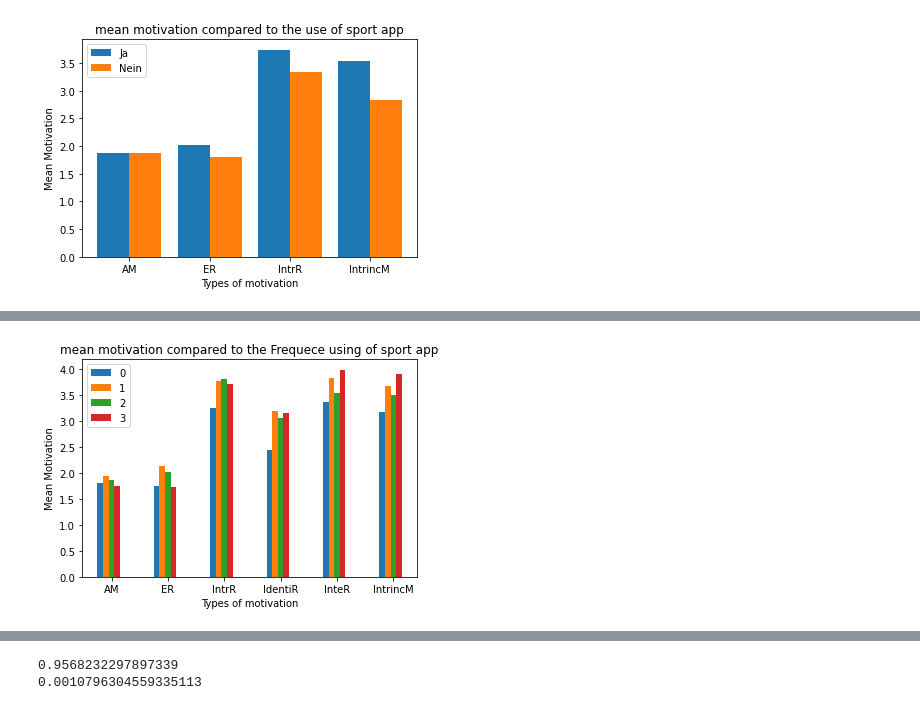
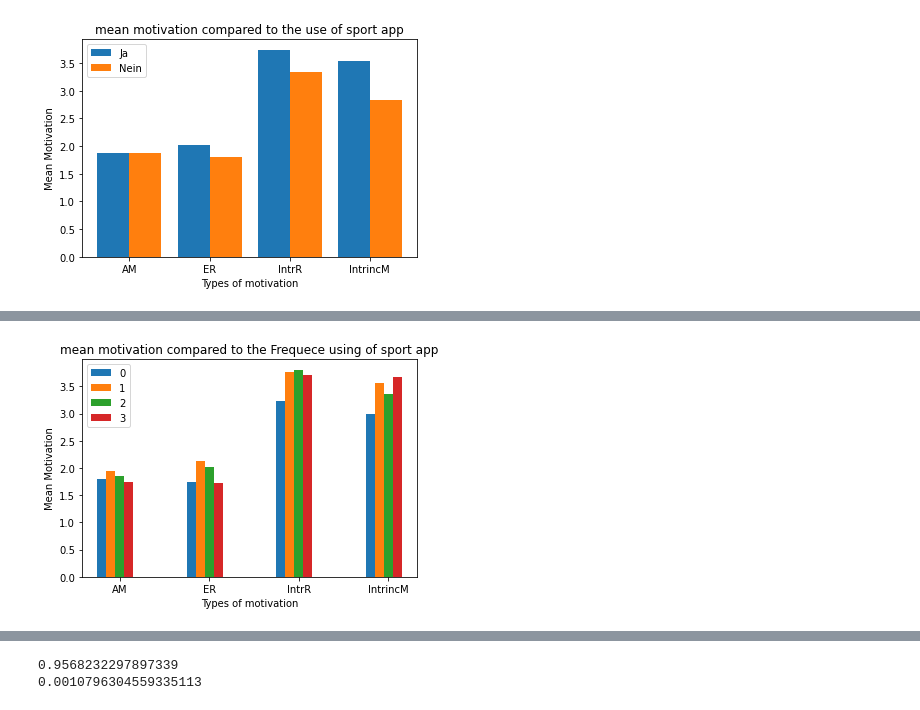
Before and after one commit to leaambrosius/emse, a Jupyter notebook: evaluation_lambrosi.ipynb, the cells around one changed output, grey strips where cells are left out. Cells and saved outputs as stored; diff of their text form; code cells hidden in the pictures.

```diff
--- a/evaluation_lambrosi.ipynb
+++ b/evaluation_lambrosi.ipynb
@@ -159,26 +109,29 @@ meandata
 # %%
+meandata = data.groupby('Frequency Sportapp',as_index=False)['Amotivation','External Regulation','Introjected Regulation','mean of Intrinsic motivations'].mean()
+meandata = meandata[meandata.columns[1:]]
+
 #impact of frequency in using sports app on different sports motivation types
 
-X = ['AM','ER','IntrR','IdentiR','InteR','IntrincM'] # motivation types
+X = ['AM','ER','IntrR','IntrincM'] # motivation types
 
 data_0 = meandata.iloc[0].to_list()
 data_1 = meandata.iloc[1].to_list()
 data_2 = meandata.iloc[2].to_list()
 data_3 = meandata.iloc[3].to_list()
 
 
 X_axis = np.arange(len(X))
 
 plt.bar(X_axis - 0.2, data_0, 0.1, label = '0')
 plt.bar(X_axis - 0.1, data_1, 0.1, label = '1')
 plt.bar(X_axis , data_2, 0.1, label = '2')
 plt.bar(X_axis + 0.1, data_3, 0.1, label = '3')
 
 plt.xticks(X_axis, X)
 plt.xlabel("Types of motivation")
 plt.ylabel("Mean Motivation")
 plt.title("mean motivation compared to the Frequece using of sport app")
 plt.legend()
 plt.show()
 # %% [output]
-[figure, old version]
+[figure, new version]
```
Also changed, not shown: parts of 13 cells of this notebook.
